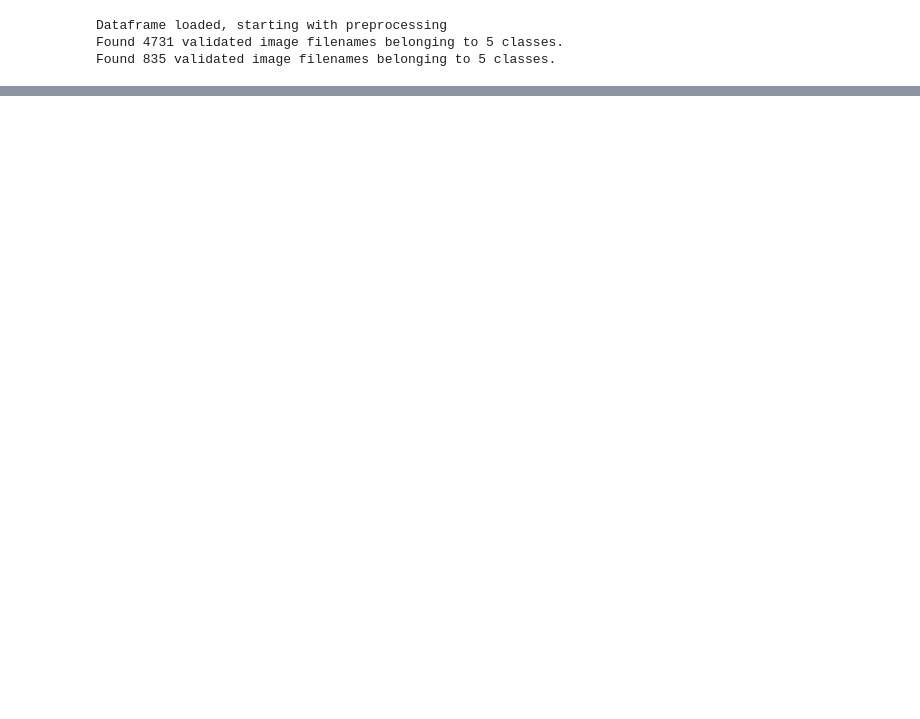
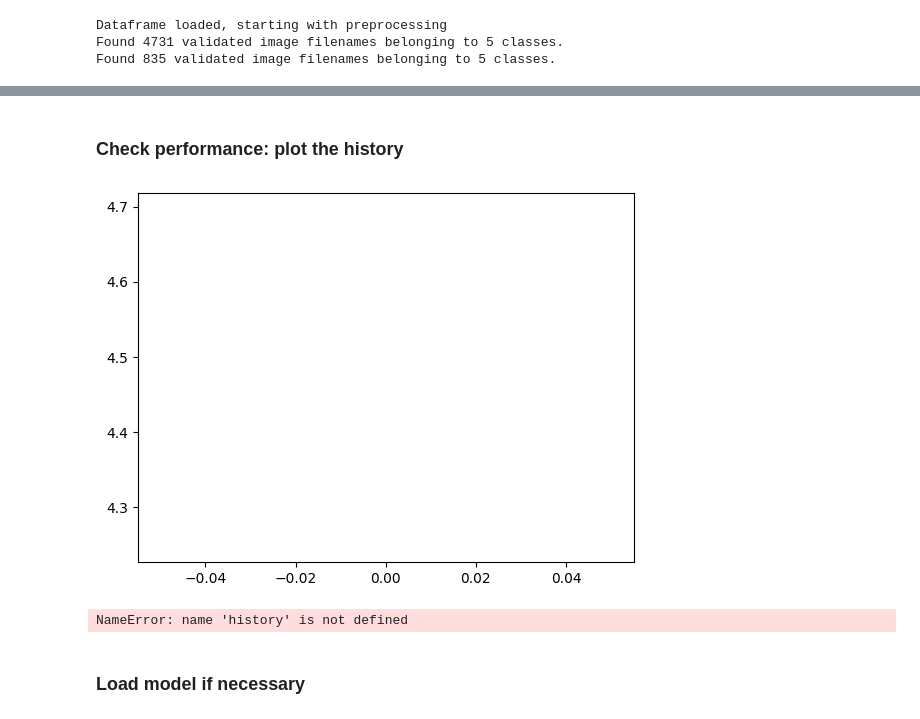
Before and after one commit to MahautHDL/save_the_crops, a Jupyter notebook: notebooks/save_the_crops.ipynb, the cells around one changed output, grey strips where cells are left out. Drawn from its saved outputs; the diff is of its cells as text; code cells hidden in the pictures; blank space fills up the shorter version.

Commit message:
Testing and evaluating the model added to notebook

```diff
--- a/notebooks/save_the_crops.ipynb
+++ b/notebooks/save_the_crops.ipynb
@@ -108 +136,15 @@ Error:
+# %% [markdown]
+### Check performance: plot the history
+# %%
+history = globals()[f"history_{crop}"]
+plt.plot(model.history['loss']);
+# %% [output]
+[figure, added]
+# %%
+plt.plot(history.history['accuracy'], label='train accuracy' );
+plt.plot(history.history['val_accuracy'], label='val accuracy');
+# %% [output]
+NameError: name 'history' is not defined
+# %% [markdown]
+### Load model if necessary
 # %%
```
Also changed, not shown: parts of 27 cells of this notebook, 4 other files.
